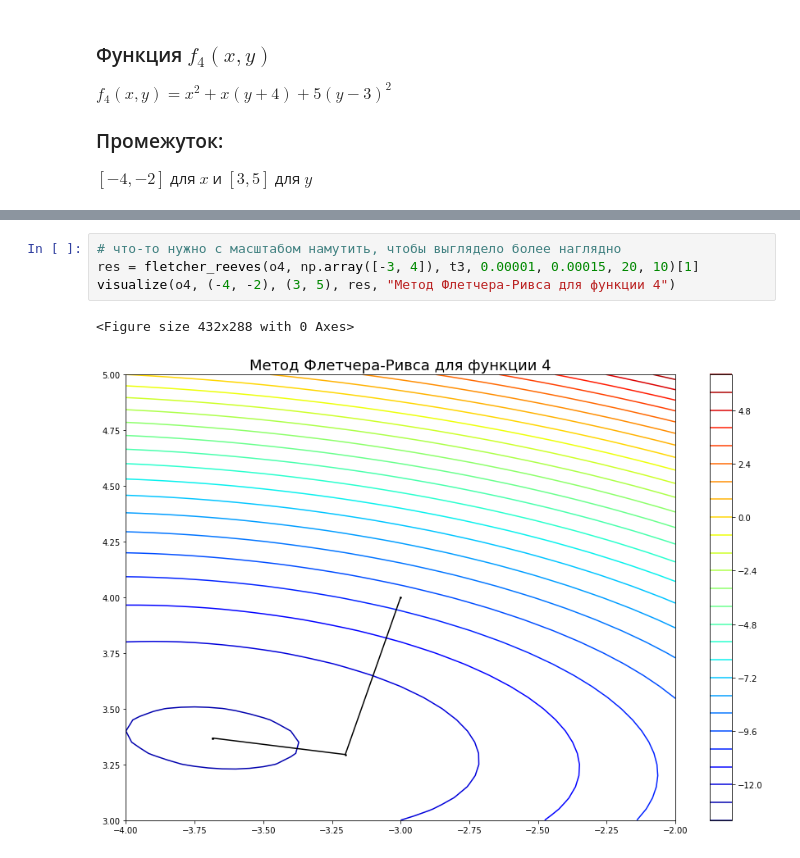
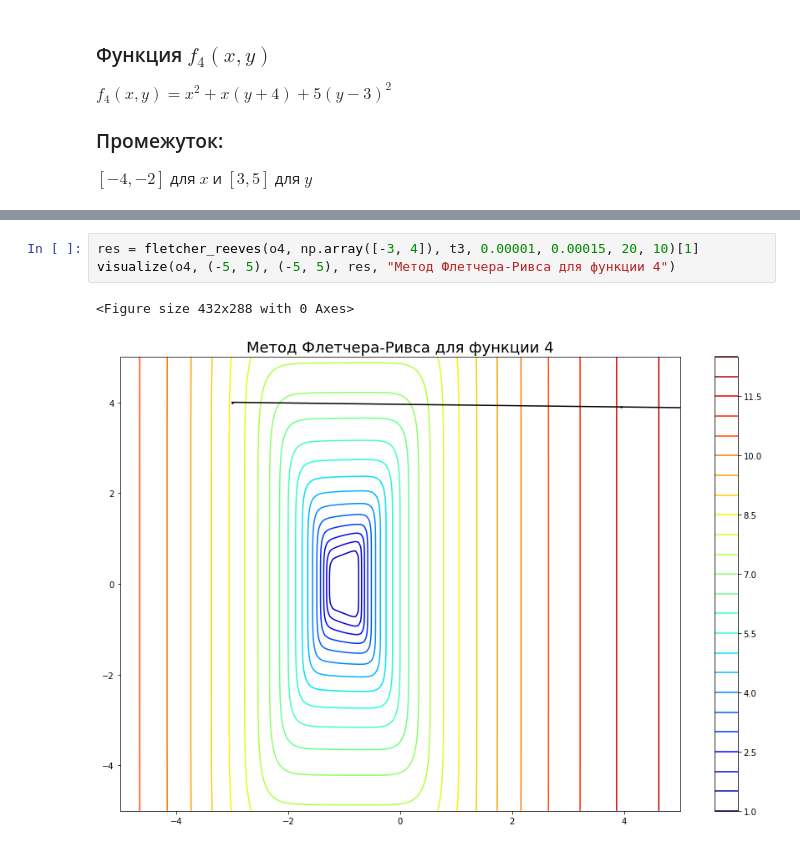
Before and after one commit to Ar4eR-ValerA/AppliedMath.IIISem, a Jupyter notebook: Lab2/visualization.ipynb, the cells around one changed output, grey strips where cells are left out. Drawn from its saved outputs; the diff is of its cells as text.

```diff
--- a/Lab2/visualization.ipynb
+++ b/Lab2/visualization.ipynb
@@ -117,7 +113,6 @@ visualize(o4, (-4, -2), (3, 5), res, "Градиентный спуск (пос
 # %%
-# что-то нужно с масштабом намутить, чтобы выглядело более наглядно
 res = fletcher_reeves(o4, np.array([-3, 4]), t3, 0.00001, 0.00015, 20, 10)[1]
-visualize(o4, (-4, -2), (3, 5), res, "Метод Флетчера-Ривса для функции 4")
+visualize(o4, (-5, 5), (-5, 5), res, "Метод Флетчера-Ривса для функции 4")
 # %% [output]
 <Figure size 432x288 with 0 Axes>
-[figure, old version]
+[figure, new version]
```
Also changed, not shown: parts of 1 cell of this notebook, 2 other files.
